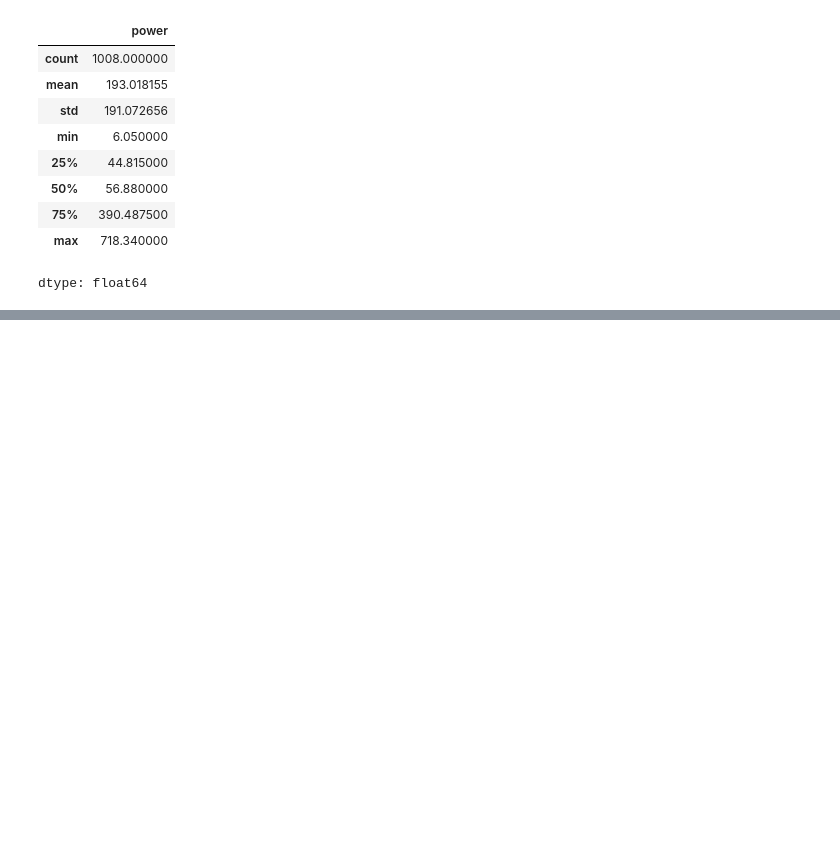
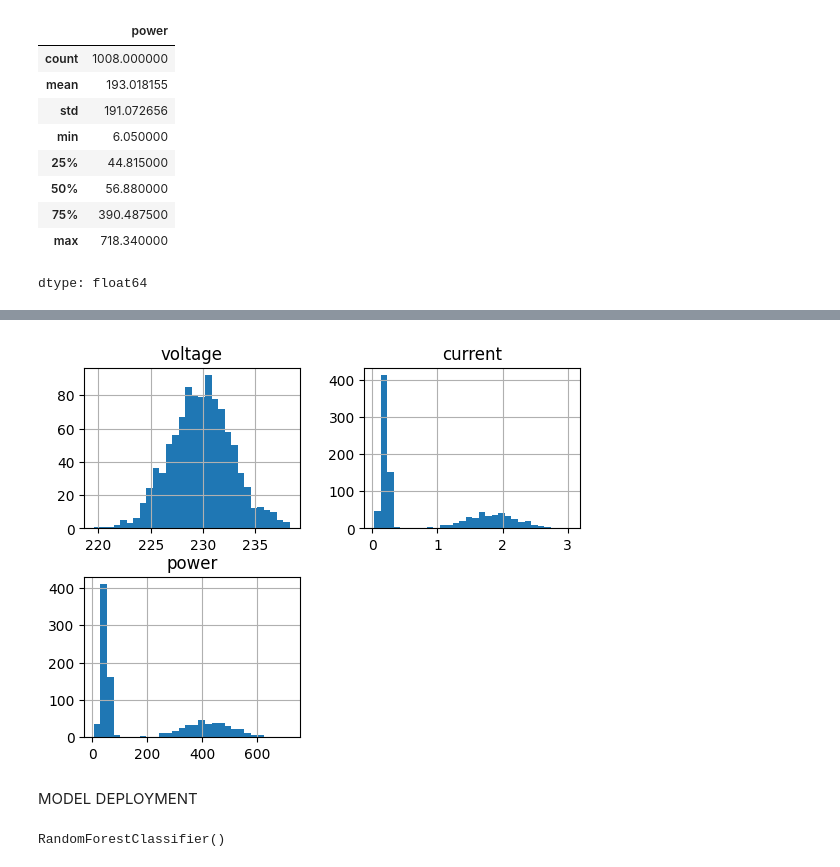
Before and after one commit to LegendSeyi/ML-PROJECTS, a Jupyter notebook: Occupancy_prediction_IOT.ipynb, the cells around one changed output, grey strips where cells are left out. Saved outputs shown, nothing was run; the diff lists cells and outputs as text; code cells hidden in the pictures; blank space fills up the shorter version.

```diff
--- a/Occupancy_prediction_IOT.ipynb
+++ b/Occupancy_prediction_IOT.ipynb
@@ -125,0 +200,9 @@ dtype: float64
+# %%
+import matplotlib.pyplot as plt
+
+df[["voltage","current","power"]].hist(bins=30)
+plt.show()
+# %% [output]
+[figure, added]
+# %% [markdown]
+MODEL DEPLOYMENT
@@ -125,0 +223,7 @@ dtype: float64
+# %%
+from sklearn.ensemble import RandomForestClassifier
+
+model = RandomForestClassifier()
+model.fit(X_train, y_train)
+# %% [output]
+RandomForestClassifier()
```
Also changed, not shown: parts of 11 cells of this notebook.
